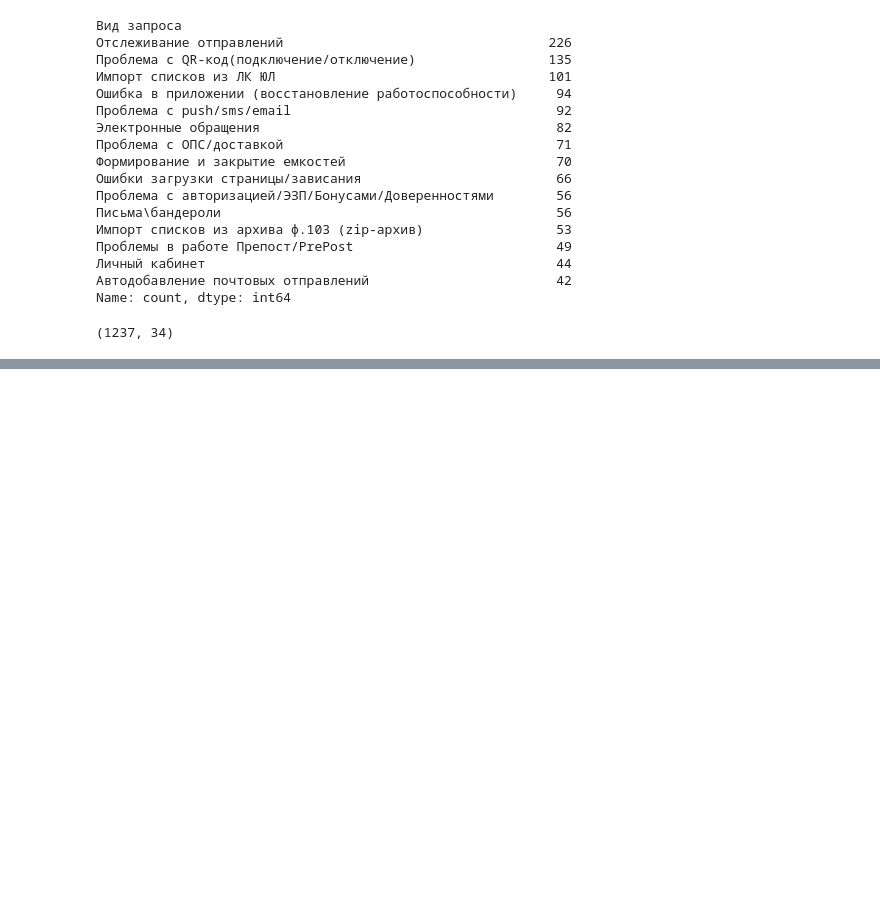
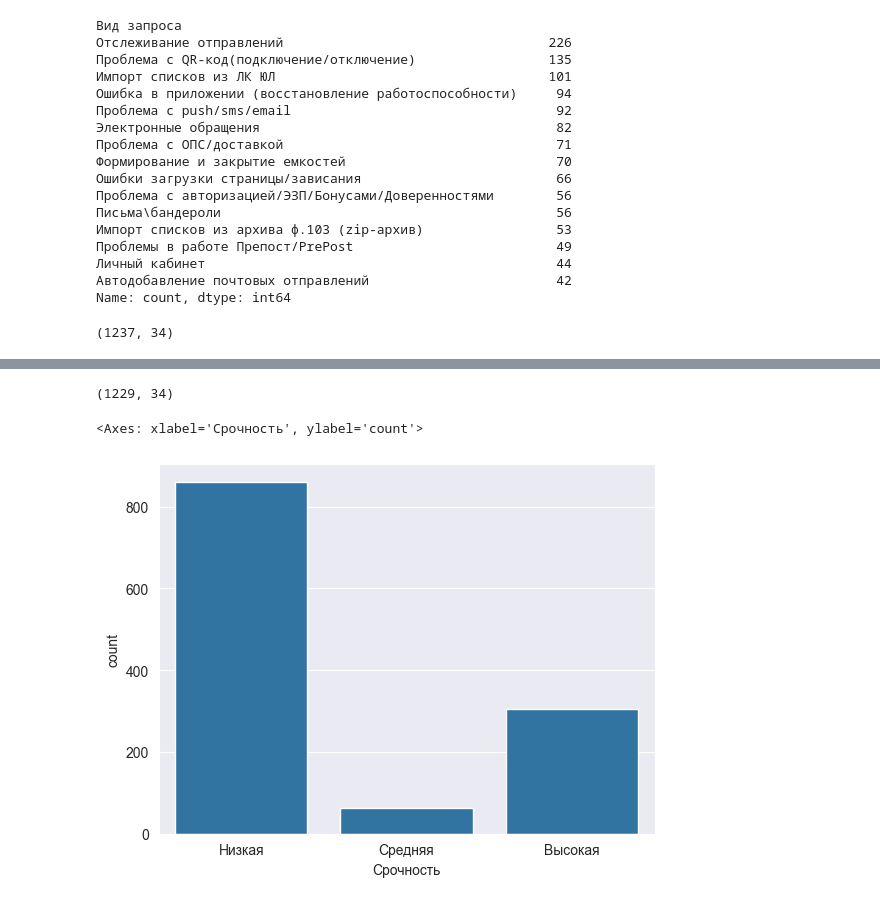
Before and after one commit to Artemka19777/PostCode, a Jupyter notebook: project.ipynb, the cells around one changed output, grey strips where cells are left out. Saved outputs shown, nothing was run; the diff lists cells and outputs as text; code cells hidden in the pictures; blank space fills up the shorter version.

```diff
--- a/project.ipynb
+++ b/project.ipynb
@@ -115,0 +272,2 @@ NameError: name 'data' is not defined
+# %%
+data['Компонент услуги 1 уровня'] = data['Компонент услуги 1 уровня'].fillna('Не указан')
@@ -115,0 +296,2 @@ NameError: name 'data' is not defined
+# %%
+data  = data.dropna(subset=["Описание 2"])
@@ -115,0 +411,25 @@ NameError: name 'data' is not defined
+# %%
+data = data.drop_duplicates(
+    subset=[
+        'Услуга',
+        'Пользователь',
+        'Компонент услуги 1 уровня',
+        'Описание 2',
+        'Критичность',
+        'Тип запроса',
+        'Вид запроса',
+        'Срочность',
+        'Приоритет',
+        'Класс обслуживания',
+    ],
+    keep='first',
+)
+# %%
+data.shape
+# %% [output]
+(1229, 34)
+# %%
+sns.countplot(x ='Срочность', data=data)
+# %% [output]
+<Axes: xlabel='Срочность', ylabel='count'>
+[figure, added]
```
Also changed, not shown: parts of 50 cells of this notebook, 1 other file.
